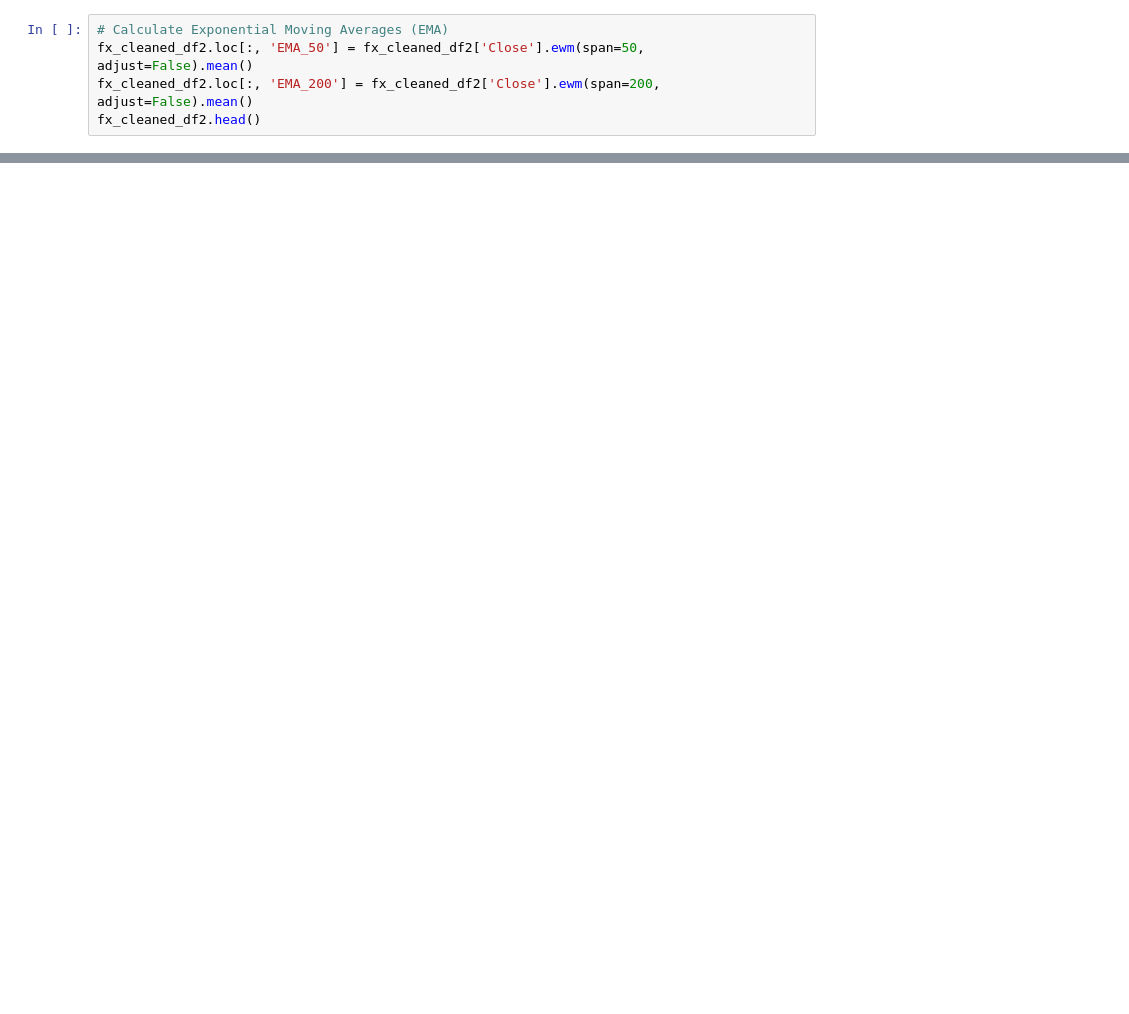
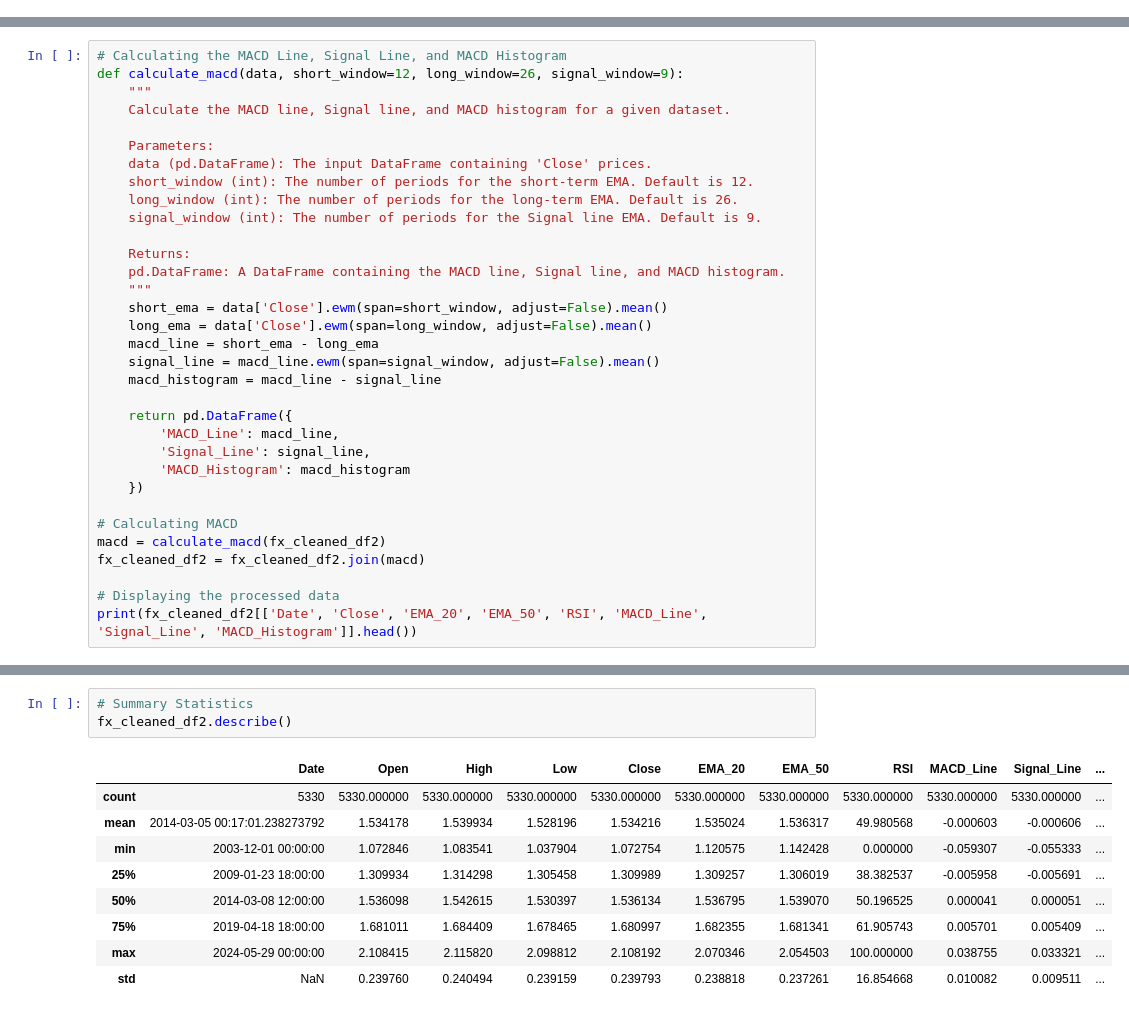
Before and after one commit to Cynthiaudoye/Forex_Trading_Bot, a Jupyter notebook: Cynthia's_Project.ipynb, the cells around one changed output, grey strips where cells are left out. Saved outputs shown, nothing was run; the diff lists cells and outputs as text; blank space fills up the shorter version.

```diff
--- a/Cynthia's_Project.ipynb
+++ b/Cynthia's_Project.ipynb
@@ -296,5 +228,0 @@ plt.show()
-# %%
-# Calculate Exponential Moving Averages (EMA)
-fx_cleaned_df2.loc[:, 'EMA_50'] = fx_cleaned_df2['Close'].ewm(span=50, adjust=False).mean()
-fx_cleaned_df2.loc[:, 'EMA_200'] = fx_cleaned_df2['Close'].ewm(span=200, adjust=False).mean()
-fx_cleaned_df2.head()
@@ -311,0 +284,33 @@ fx_cleaned_df2.shape
+# %%
+# Calculating the MACD Line, Signal Line, and MACD Histogram
+def calculate_macd(data, short_window=12, long_window=26, signal_window=9):
+    """
+    Calculate the MACD line, Signal line, and MACD histogram for a given dataset.
+
+    Parameters:
+    data (pd.DataFrame): The input DataFrame containing 'Close' prices.
+    short_window (int): The number of periods for the short-term EMA. Default is 12.
+    long_window (int): The number of periods for the long-term EMA. Default is 26.
+    signal_window (int): The number of periods for the Signal line EMA. Default is 9.
+
+    Returns:
+    pd.DataFrame: A DataFrame containing the MACD line, Signal line, and MACD histogram.
+    """
+    short_ema = data['Close'].ewm(span=short_window, adjust=False).mean()
+    long_ema = data['Close'].ewm(span=long_window, adjust=False).mean()
+    macd_line = short_ema - long_ema
+    signal_line = macd_line.ewm(span=signal_window, adjust=False).mean()
+    macd_histogram = macd_line - signal_line
+
+    return pd.DataFrame({
+        'MACD_Line': macd_line,
+        'Signal_Line': signal_line,
+        'MACD_Histogram': macd_histogram
+    })
+
+# Calculating MACD
+macd = calculate_macd(fx_cleaned_df2)
+fx_cleaned_df2 = fx_cleaned_df2.join(macd)
+
+# Displaying the processed data
+print(fx_cleaned_df2[['Date', 'Close', 'EMA_20', 'EMA_50', 'RSI', 'MACD_Line', 'Signal_Line', 'MACD_Histogram']].head())
@@ -311,0 +443,13 @@ fx_cleaned_df2.shape
+# %%
+# Summary Statistics
+fx_cleaned_df2.describe()
+# %% [output]
+|  | Date | Open | High | Low | Close | EMA_20 | EMA_50 | RSI | MACD_Line | Signal_Line | ... |
+| count | 5330 | 5330.000000 | 5330.000000 | 5330.000000 | 5330.000000 | 5330.000000 | 5330.000000 | 5330.000000 | 5330.000000 | 5330.000000 | ... |
+| mean | 2014-03-05 00:17:01.238273792 | 1.534178 | 1.539934 | 1.528196 | 1.534216 | 1.535024 | 1.536317 | 49.980568 | -0.000603 | -0.000606 | ... |
+| min | 2003-12-01 00:00:00 | 1.072846 | 1.083541 | 1.037904 | 1.072754 | 1.120575 | 1.142428 | 0.000000 | -0.059307 | -0.055333 | ... |
+| 25% | 2009-01-23 18:00:00 | 1.309934 | 1.314298 | 1.305458 | 1.309989 | 1.309257 | 1.306019 | 38.382537 | -0.005958 | -0.005691 | ... |
+| 50% | 2014-03-08 12:00:00 | 1.536098 | 1.542615 | 1.530397 | 1.536134 | 1.536795 | 1.539070 | 50.196525 | 0.000041 | 0.000051 | ... |
+| 75% | 2019-04-18 18:00:00 | 1.681011 | 1.684409 | 1.678465 | 1.680997 | 1.682355 | 1.681341 | 61.905743 | 0.005701 | 0.005409 | ... |
+| max | 2024-05-29 00:00:00 | 2.108415 | 2.115820 | 2.098812 | 2.108192 | 2.070346 | 2.054503 | 100.000000 | 0.038755 | 0.033321 | ... |
+| std | NaN | 0.239760 | 0.240494 | 0.239159 | 0.239793 | 0.238818 | 0.237261 | 16.854668 | 0.010082 | 0.009511 | ... |
```
Also changed, not shown: parts of 31 cells of this notebook.
